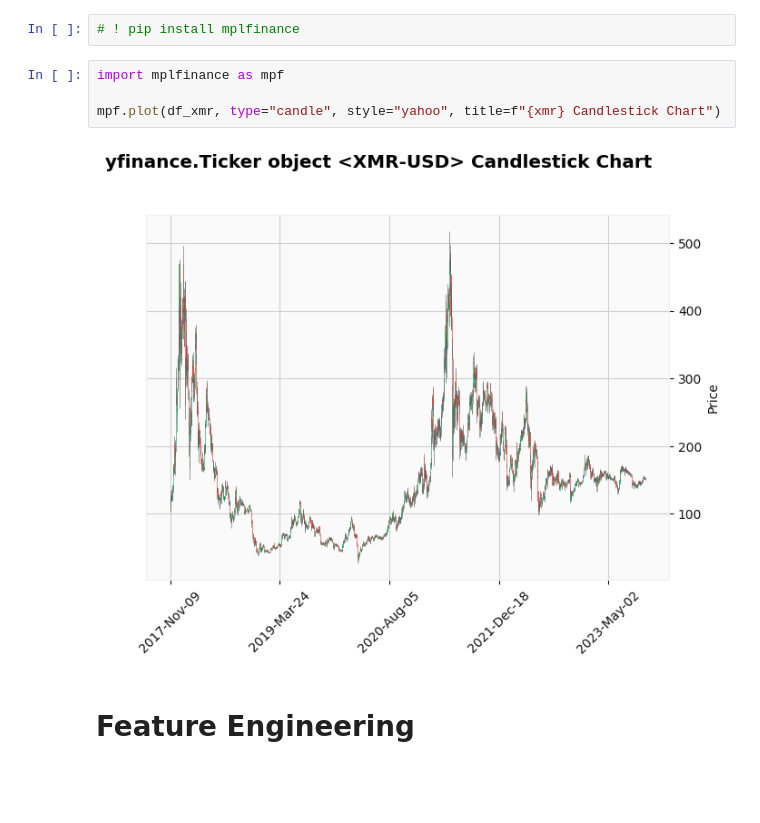
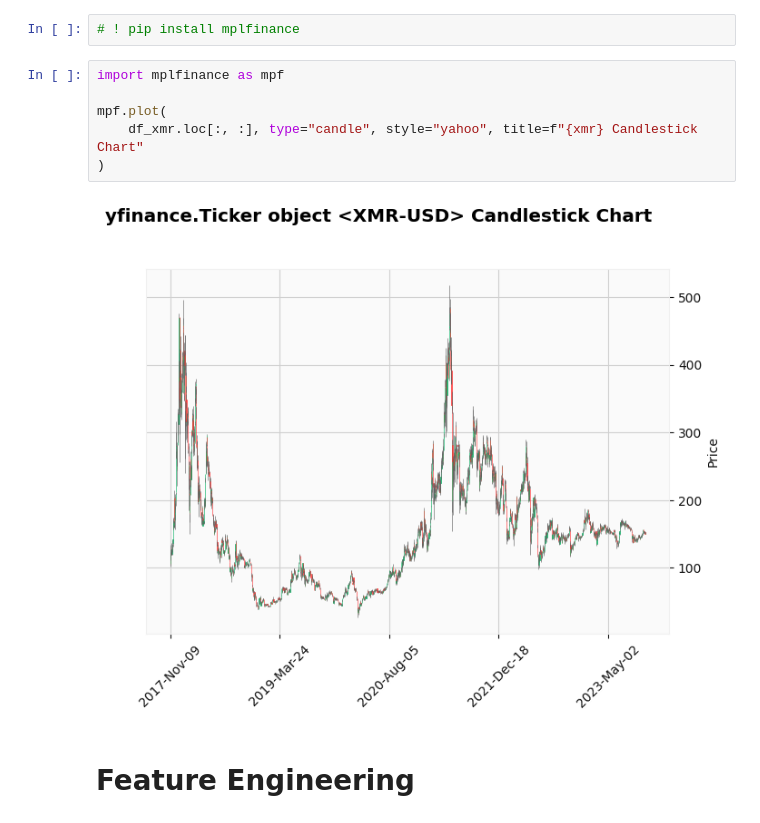
Before and after one commit to mr-robot77/Quera_G11-Project2, a Jupyter notebook: Problem 3/prediction.ipynb, the cells around one changed output. Drawn from its saved outputs; the diff is of its cells as text; blank space fills up the shorter version.

```diff
--- a/Problem 3/prediction.ipynb
+++ b/Problem 3/prediction.ipynb
@@ -294,9 +282,11 @@ plt.show()
 # %%
 import mplfinance as mpf
 
-mpf.plot(df_xmr, type="candle", style="yahoo", title=f"{xmr} Candlestick Chart")
+mpf.plot(
+    df_xmr.loc[:, :], type="candle", style="yahoo", title=f"{xmr} Candlestick Chart"
+)
 # %% [output]
-[figure, old version]
+[figure, new version]
 # %% [markdown]
 # Feature Engineering
 # %% [markdown]
```
Also changed, not shown: parts of 99 cells of this notebook.
